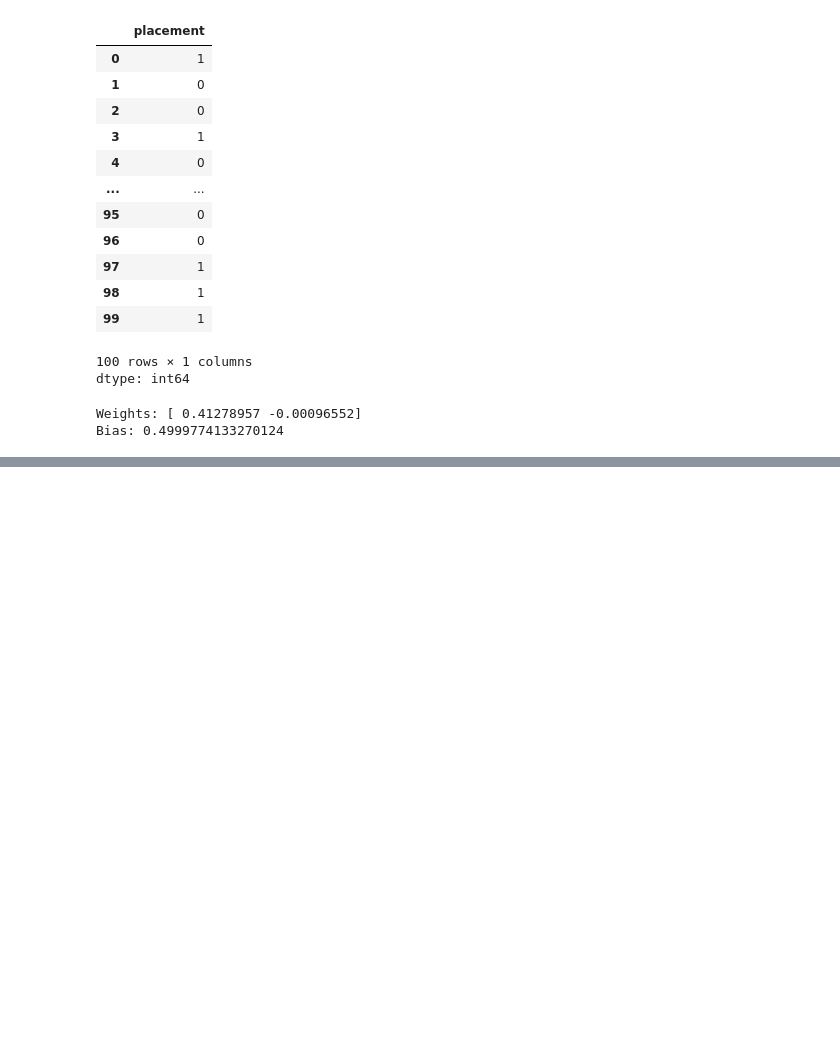
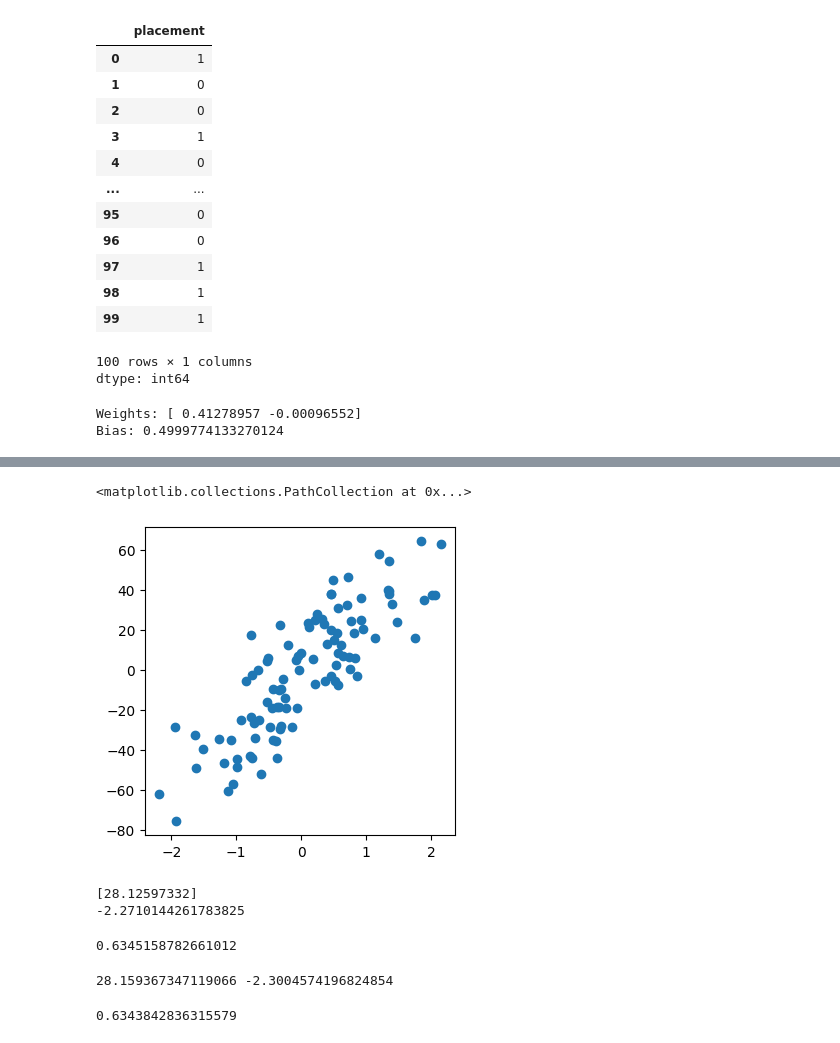
Before and after one commit to pragatii-sharmaa/Machine-Learning-Algorithms-code, a Jupyter notebook: SupervisedML.ipynb, the cells around one changed output, grey strips where cells are left out. Drawn from its saved outputs; the diff is of its cells as text; code cells hidden in the pictures; blank space fills up the shorter version.

```diff
--- a/SupervisedML.ipynb
+++ b/SupervisedML.ipynb
@@ -426,0 +439,2 @@ Bias: 0.4999774133270124
+# %%
+X,y = make_regression(n_samples=100, n_features=1, n_informative=1, n_targets=1,noise=20,random_state=13)
@@ -426,0 +481,6 @@ Bias: 0.4999774133270124
+# %%
+plt.figure(figsize=(4,4))
+plt.scatter(X,y)
+# %% [output]
+<matplotlib.collections.PathCollection at 0x...>
+[figure, added]
@@ -426,0 +494,13 @@ Bias: 0.4999774133270124
+# %%
+lr.fit(X_train,y_train)
+print(lr.coef_)
+print(lr.intercept_)
+# %% [output]
+[28.12597332]
+-2.2710144261783825
+# %%
+y_pred = lr.predict(X_test)
+from sklearn.metrics import r2_score
+r2_score(y_test,y_pred)
+# %% [output]
+0.6345158782661012
@@ -426,0 +530,10 @@ Bias: 0.4999774133270124
+# %%
+gd.fit(X_train,y_train)
+# %% [output]
+28.159367347119066 -2.3004574196824854
+# %%
+y_pred = gd.predict(X_test)
+from sklearn.metrics import r2_score
+r2_score(y_test,y_pred)
+# %% [output]
+0.6343842836315579
```
Also changed, not shown: parts of 77 cells of this notebook.
